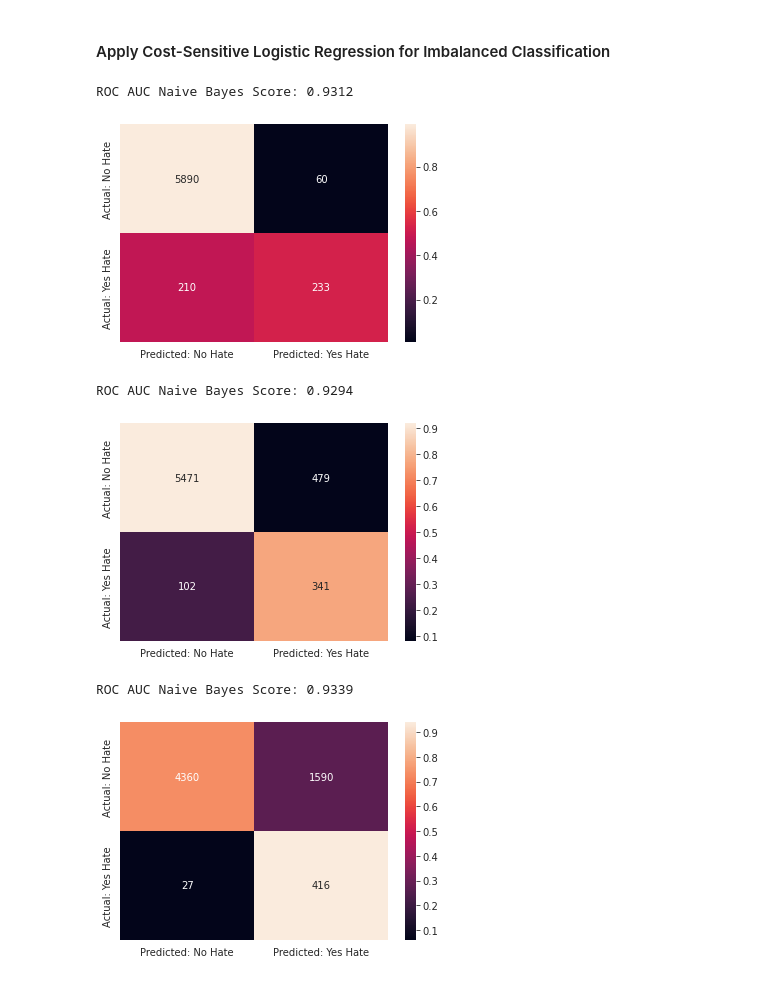
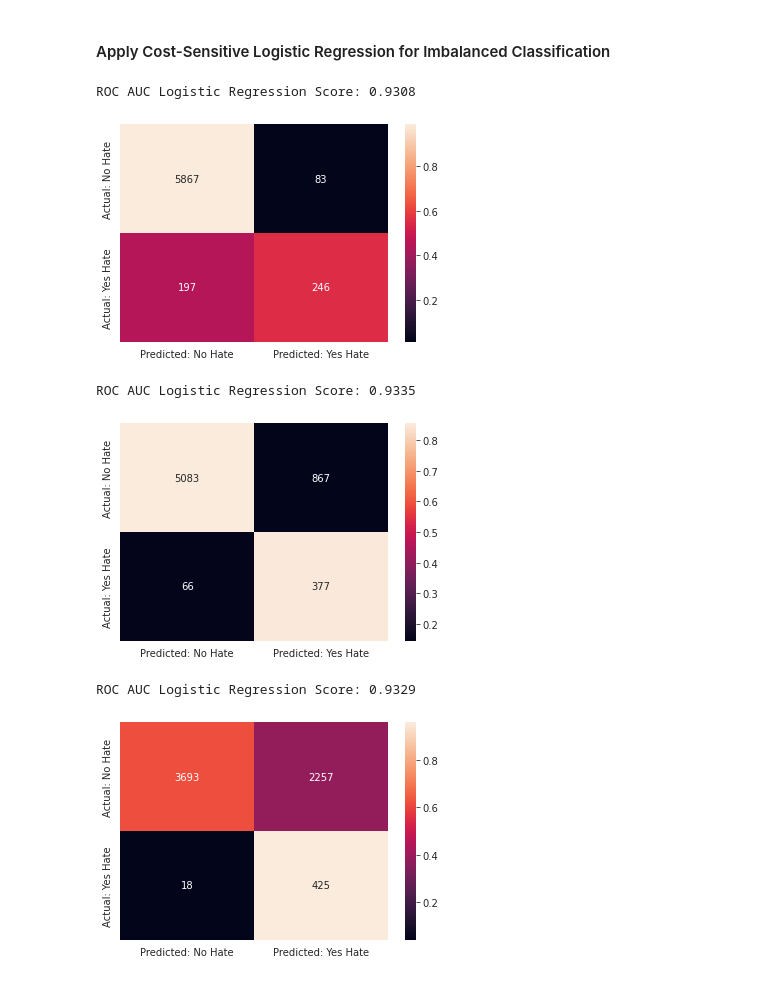
Before and after one commit to danielAdama/sentiment-hate-system, a Jupyter notebook: src/train/semi_supervised_learning_data_labeling.ipynb, the cells around one changed output. Cells and saved outputs as stored; diff of their text form; code cells hidden in the pictures.

```diff
--- a/src/train/semi_supervised_learning_data_labeling.ipynb
+++ b/src/train/semi_supervised_learning_data_labeling.ipynb
@@ -184,7 +187,7 @@ memory usage: 72.9+ KB
 # %%
 # Initialize the TfidfVectorizer, Lemmatizer and stopwords
 # tfVectorizer = TfidfVectorizer(min_df=0.0, max_df=1.0, max_features=800, ngram_range=(1, 1), use_idf=True)tfVectorizer = TfidfVectorizer(min_df=0.0, max_df=1.0, max_features=800, ngram_range=(1, 1), use_idf=True)
-tfVectorizer = TfidfVectorizer(min_df=5, max_df=0.75, max_features=2000, ngram_range=(1, 2))
+tfVectorizer = TfidfVectorizer(min_df=5, max_df=0.75, max_features=1000, ngram_range=(1, 2))
 lemmatizer = WordNetLemmatizer()
 stopwords = set(json.load(open("/home/daniel/Desktop/programming/pythondatascience/datascience/NLP/sentiment-hate-system/src/stopWords/custome_nltk_stopwords.json", "r")))
 stopwords_json = set(json.load(open("/home/daniel/Desktop/programming/pythondatascience/datascience/NLP/sentiment-hate-system/src/stopWords/custome_json_stopwords.json", "r")))
@@ -551,8 +559,9 @@ Inverse of regularization strength 1
 # %%
-for maxIt in [1, 5, 10, 15, 20]:
-    logReg = LogisticRegression(solver='liblinear', C=10, tol=0.001, max_iter=maxIt)
-    logReg.fit(X_train, y_train)
-    pred = logReg.predict_proba(X_test)[:, 1]
+for mClass in ["auto", "ovr"]:
+    pred, y_pred = train(LogisticRegression(solver='liblinear', C=0.0001, tol=1e-05, multi_class=mClass),
+                         StandardScaler(),
+                         X_train, y_train, X_test)
+
     auc = roc_auc_score(y_test, pred)
-    print(f"{maxIt}->{auc:.4f}")
+    print(f"{mClass}->{auc:.4f}")
 # %% [output]
@@ -564,7 +569,0 @@ for maxIt in [1, 5, 10, 15, 20]:
-# %%
-for mClass in ["auto", "ovr"]:
-    logReg = LogisticRegression(solver='liblinear', C=10, tol=0.001, multi_class=mClass)
-    logReg.fit(X_train, y_train)
-    pred = logReg.predict_proba(X_test)[:, 1]
-    auc = roc_auc_score(y_test, pred)
-    print(f"{mClass}->{auc:.4f}")
@@ -574,11 +570,7 @@ ovr->0.9312
 # %%
-logReg = LogisticRegression(solver='liblinear',
-                            C=10, tol=0.001,
-                            multi_class='auto')
-
-logReg.fit(X_train, y_train)
-pred = logReg.predict_proba(X_test)[:, 1]
-y_pred = logReg.predict(X_test)
+pred, y_pred = train(LogisticRegression(solver='liblinear', C=0.0001, tol=1e-05, multi_class='auto'),
+                     StandardScaler(),
+                     X_train, y_train, X_test)
 print(f"ROC AUC Logistic Regression Score: {roc_auc_score(y_test, pred):.4f}")
 cm = confusion_matrix(y_test, y_pred)
 confusion_matrix_plot(cm)
@@ -591,23 +583,19 @@ ROC AUC Logistic Regression Score: 0.9312
 # %%
 balance = [{0:1,1:1}, {0:1,1:10}, {0:1,1:100}]
 
 for weight in balance:
-    logReg = LogisticRegression(solver='liblinear',
-                            C=10, tol=0.001,
-                            multi_class='auto',
-                            class_weight=weight)
-
-    logReg.fit(X_train, y_train)
-    pred = logReg.predict_proba(X_test)[:, 1]
-    y_pred = logReg.predict(X_test)
-    print(f"ROC AUC Naive Bayes Score: {roc_auc_score(y_test, pred):.4f}")
+    pred, y_pred = train(LogisticRegression(solver='liblinear', C=0.0001, tol=1e-05, multi_class='auto',
+                                            class_weight=weight),
+                         StandardScaler(),
+                         X_train, y_train, X_test)
+    print(f"ROC AUC Logistic Regression Score: {roc_auc_score(y_test, pred):.4f}")
     cm = confusion_matrix(y_test, y_pred)
     confusion_matrix_plot(cm)
     plt.show()
 # %% [output]
-ROC AUC Naive Bayes Score: 0.9312
+ROC AUC Logistic Regression Score: 0.9308
 [figure]
-ROC AUC Naive Bayes Score: 0.9294
+ROC AUC Logistic Regression Score: 0.9335
-[figure, old version]
+[figure, new version]
-ROC AUC Naive Bayes Score: 0.9339
+ROC AUC Logistic Regression Score: 0.9329
-[figure, old version]
+[figure, new version]
```
Also changed, not shown: parts of 80 cells of this notebook.
